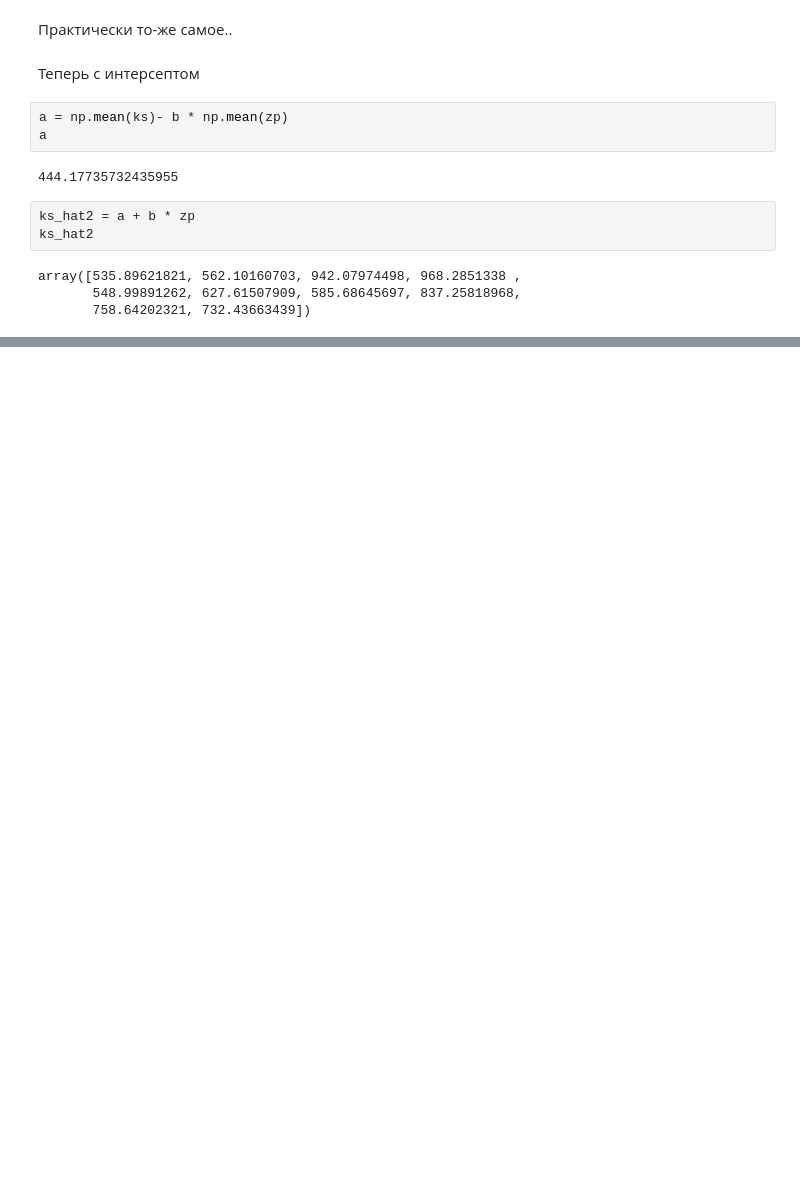
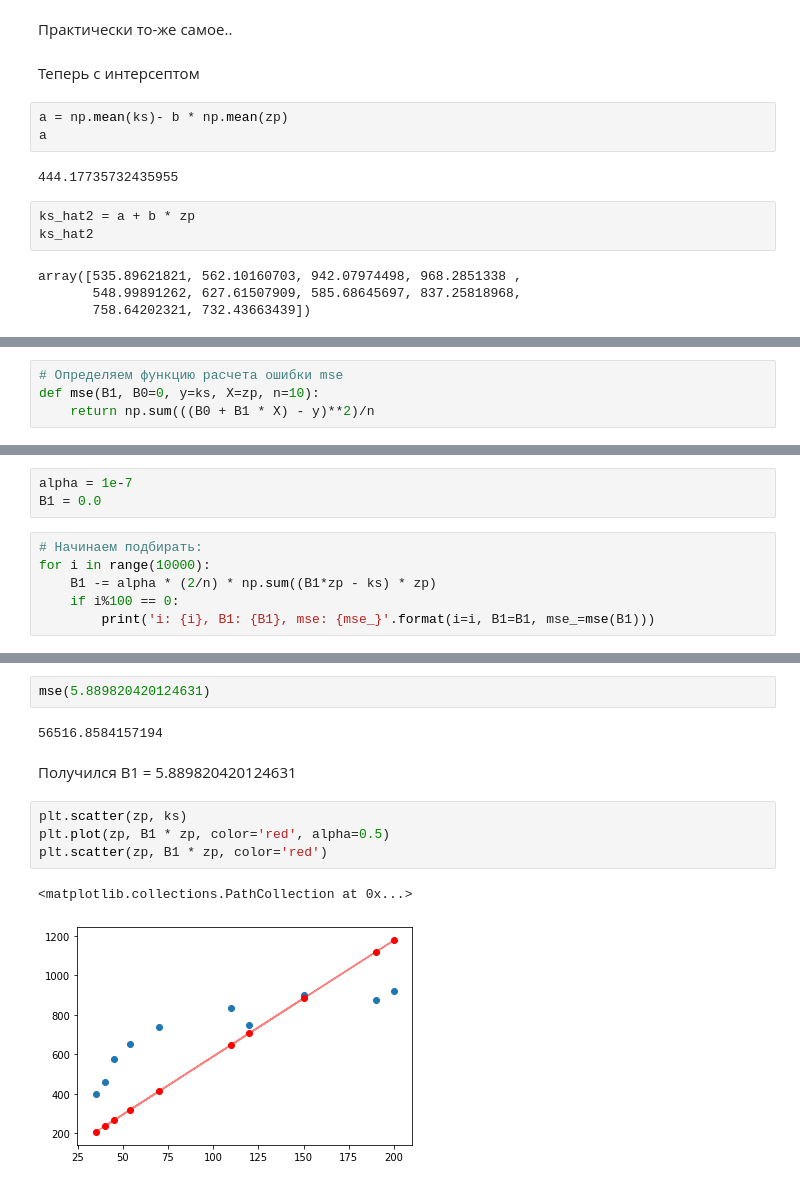
Before and after one commit to po-stas/TerVer, a Jupyter notebook: lesson7/lesson7.ipynb, the cells around one changed output, grey strips where cells are left out. Drawn from its saved outputs; the diff is of its cells as text; blank space fills up the shorter version.

```diff
--- a/lesson7/lesson7.ipynb
+++ b/lesson7/lesson7.ipynb
@@ -70,0 +82,4 @@ plt.scatter(zp, ks_hat2, color='red', alpha=0.5)
+# %%
+# Определяем функцию расчета ошибки mse
+def mse(B1, B0=0, y=ks, X=zp, n=10):
+    return np.sum(((B0 + B1 * X) - y)**2)/n
@@ -70,0 +92,9 @@ plt.scatter(zp, ks_hat2, color='red', alpha=0.5)
+# %%
+alpha = 1e-7
+B1 = 0.0
+# %%
+# Начинаем подбирать:
+for i in range(10000):
+    B1 -= alpha * (2/n) * np.sum((B1*zp - ks) * zp)
+    if i%100 == 0:
+        print('i: {i}, B1: {B1}, mse: {mse_}'.format(i=i, B1=B1, mse_=mse(B1)))
@@ -70,0 +119,13 @@ plt.scatter(zp, ks_hat2, color='red', alpha=0.5)
+# %%
+mse(5.889820420124631)
+# %% [output]
+56516.8584157194
+# %% [markdown]
+Получился B1 = 5.889820420124631
+# %%
+plt.scatter(zp, ks)
+plt.plot(zp, B1 * zp, color='red', alpha=0.5)
+plt.scatter(zp, B1 * zp, color='red')
+# %% [output]
+<matplotlib.collections.PathCollection at 0x...>
+[figure, added]
```
Also changed, not shown: parts of 9 cells of this notebook.
